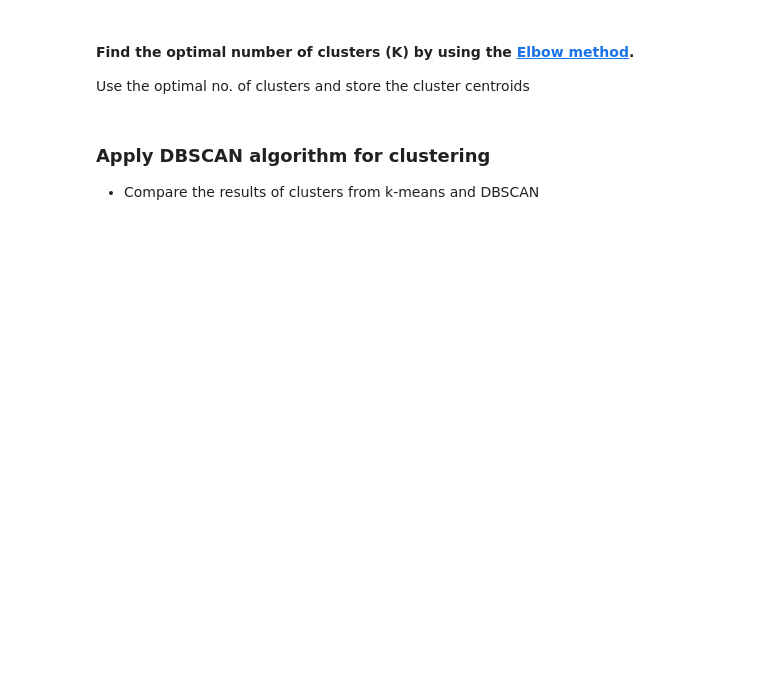
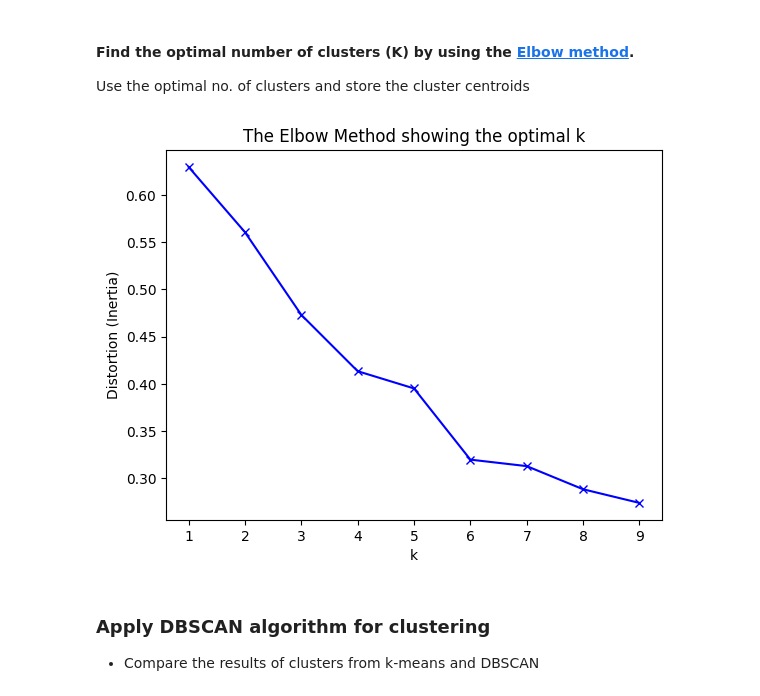
Before and after one commit to Shrutiba/iisc_cds, a Jupyter notebook: M2_NB_MiniProject_5_Customer_Segmentation_Kmeans.ipynb, the cells around one changed output. Cells and saved outputs as stored; diff of their text form; code cells hidden in the pictures; blank space fills up the shorter version.

```diff
--- a/M2_NB_MiniProject_5_Customer_Segmentation_Kmeans.ipynb
+++ b/M2_NB_MiniProject_5_Customer_Segmentation_Kmeans.ipynb
@@ -479,0 +598,3 @@ def feature_engineering_transformation(data):
+# %%
+# Apply the function to the training data
+processed_train_df = feature_engineering_transformation2(df)
@@ -491,0 +622,13 @@ Apply `StandardScaler` on the features.
+# %%
+# YOUR CODE HERE for scaling
+from sklearn.preprocessing import StandardScaler
+
+def scale_features(df):
+
+    scaler = StandardScaler()
+    numeric_columns = ['TransactionCount','TotalAmount','TotalQuantity']
+
+    df_scaled = df.copy()
+    df_scaled[numeric_columns] = scaler.fit_transform(df[numeric_columns])
+
+    return df_scaled
@@ -521,3 +742,23 @@ Use the optimal no. of clusters and store the cluster centroids
+# %%
+# YOUR CODE HERE
+from scipy.spatial.distance import cdist
+X = scaled_train_df[['TotalQuantity', 'TotalAmount', 'TransactionCount']].values
+
+distortions = []
+K = range(1, 10)
+for k in K:
+    kmeanModel = KMeans(n_clusters=k, random_state=42)
+    kmeanModel.fit(X)
+    #distortions.append(kmeanModel.inertia_)
+    distortions.append(sum(np.min(cdist(X, kmeanModel.cluster_centers_, 'euclidean'), axis=1)) / X.shape[0])
+
+plt.plot(K, distortions, 'bx-')
+plt.xlabel('k')
+plt.ylabel('Distortion (Inertia)')
+plt.title('The Elbow Method showing the optimal k')
+plt.show()
+# %% [output]
+[figure, added]
 # %% [markdown]
 ### Apply DBSCAN algorithm for clustering
 
```
Also changed, not shown: parts of 30 cells of this notebook.
